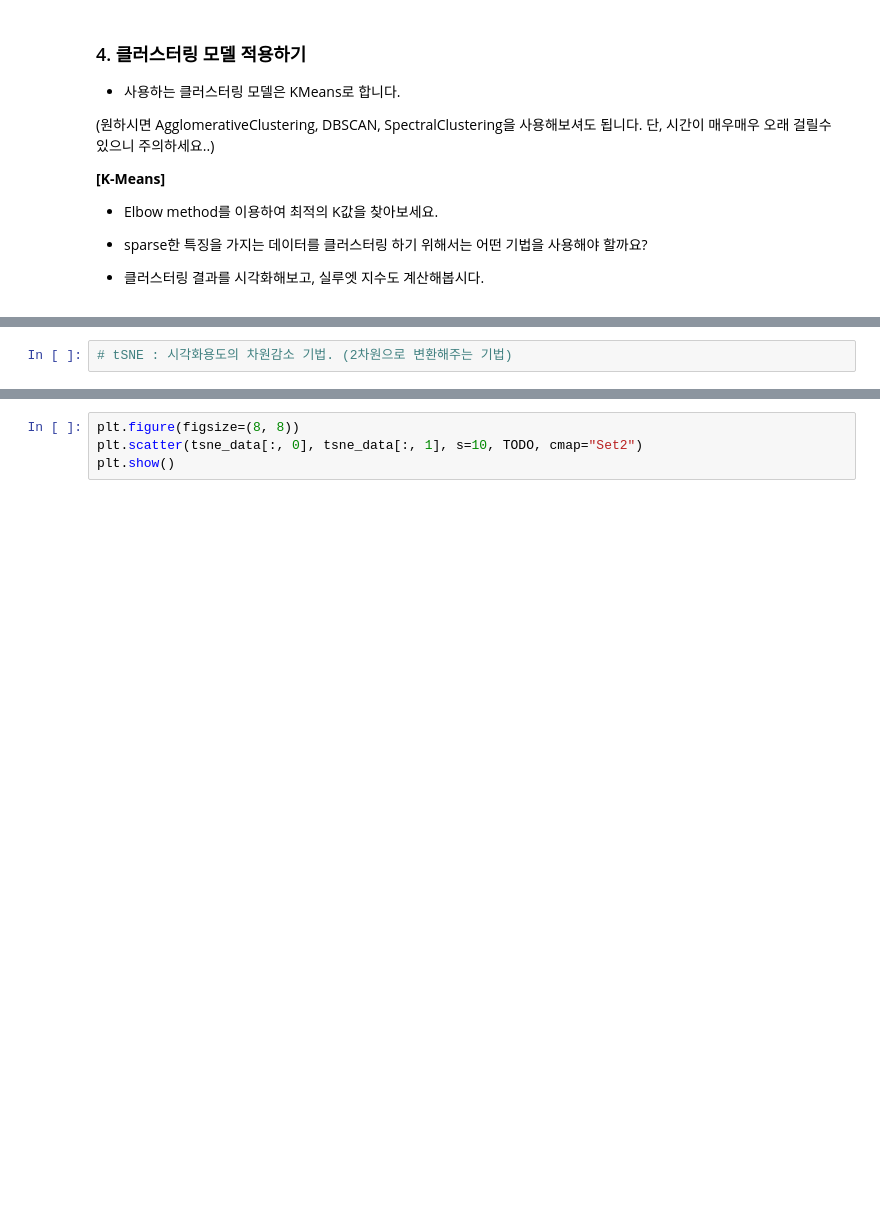
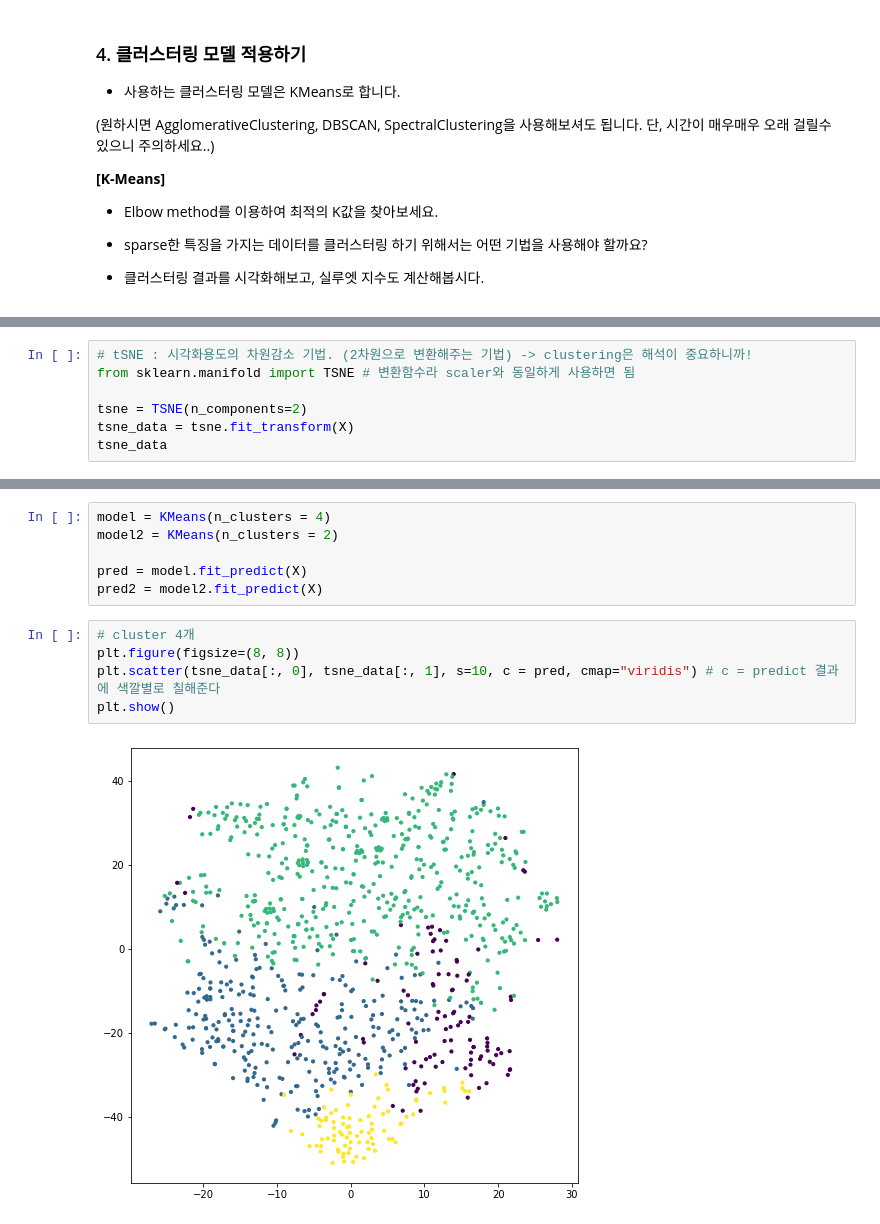
Before and after one commit to maruyacoding/yeardream2, a Jupyter notebook: TIL/May,2022/20220528_Chapter_05_Clustering_06_Mini_PJT_쇼핑몰_사용자_고객_세분화(실습).ipynb, the cells around one changed output, grey strips where cells are left out. Drawn from its saved outputs; the diff is of its cells as text; blank space fills up the shorter version.

```diff
--- a/TIL/May,2022/20220528_Chapter_05_Clustering_06_Mini_PJT_쇼핑몰_사용자_고객_세분화(실습).ipynb
+++ b/TIL/May,2022/20220528_Chapter_05_Clustering_06_Mini_PJT_쇼핑몰_사용자_고객_세분화(실습).ipynb
@@ -63,2 +188,7 @@ drive.mount('/content/drive')
 # %%
-# tSNE : 시각화용도의 차원감소 기법. (2차원으로 변환해주는 기법)
+# tSNE : 시각화용도의 차원감소 기법. (2차원으로 변환해주는 기법) -> clustering은 해석이 중요하니까!
+from sklearn.manifold import TSNE # 변환함수라 scaler와 동일하게 사용하면 됨
+
+tsne = TSNE(n_components=2)
+tsne_data = tsne.fit_transform(X)
+tsne_data
@@ -93,4 +265,13 @@ plt.show()
+# %%
+model = KMeans(n_clusters = 4)
+model2 = KMeans(n_clusters = 2)
+
+pred = model.fit_predict(X)
+pred2 = model2.fit_predict(X)
 # %%
+# cluster 4개
 plt.figure(figsize=(8, 8))
-plt.scatter(tsne_data[:, 0], tsne_data[:, 1], s=10, TODO, cmap="Set2")
+plt.scatter(tsne_data[:, 0], tsne_data[:, 1], s=10, c = pred, cmap="viridis") # c = predict 결과에 색깔별로 칠해준다
 plt.show()
+# %% [output]
+[figure, added]
```
Also changed, not shown: parts of 29 cells of this notebook.
